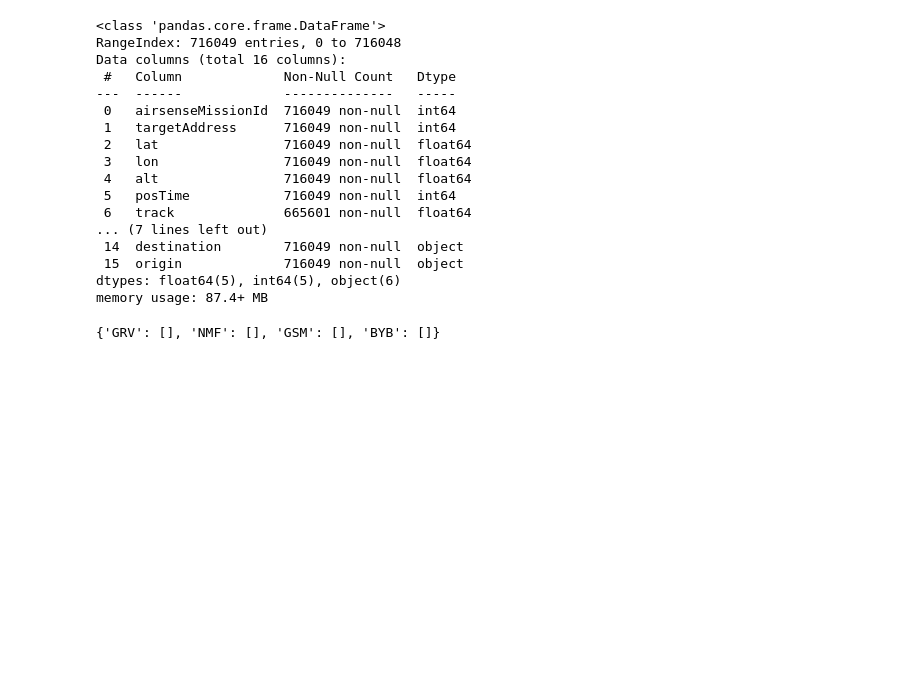
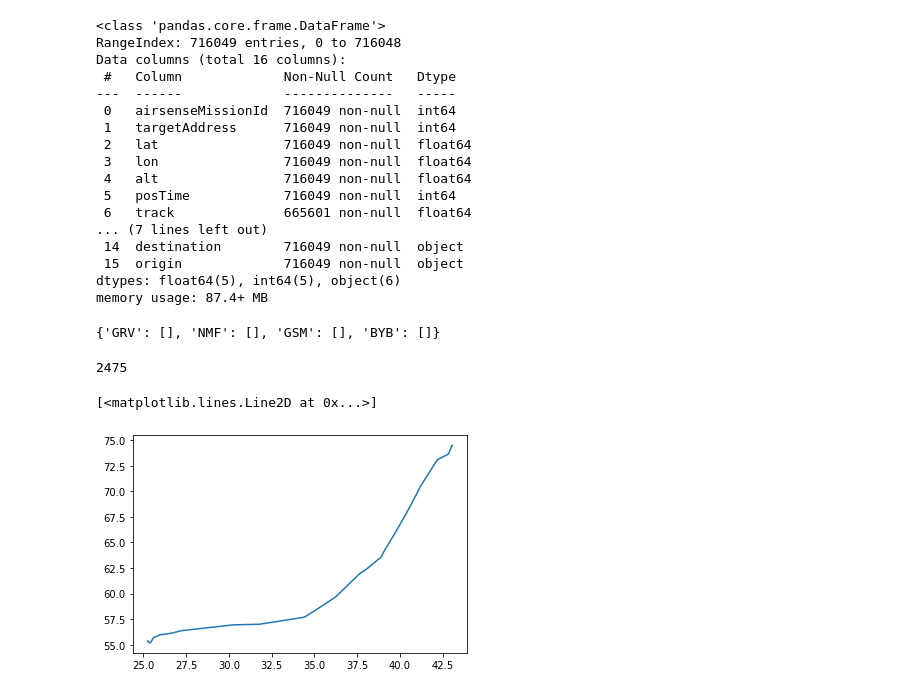
Before and after one commit to RohitLad/airtask, a Jupyter notebook: task.ipynb, the cells around one changed output. Drawn from its saved outputs; the diff is of its cells as text; code cells hidden in the pictures; blank space fills up the shorter version.

```diff
--- a/task.ipynb
+++ b/task.ipynb
@@ -84,3 +83,13 @@ def dist_per_flight(mID, df):
+# %%
+unique_missions = data['airsenseMissionId'].unique()
+print(len(unique_missions))
+test = data.loc[data['airsenseMissionId']==-6616577058941016649]
+test_sorted = test.sort_values('posTime')
+plt.plot(test_sorted.lat, test_sorted.lon)
+# %% [output]
+2475
+[<matplotlib.lines.Line2D at 0x...>]
+[figure, added]
 # %%
 unique_missions = data['airsenseMissionId'].unique()
 distances = []
```
Also changed, not shown: parts of 22 cells of this notebook.
